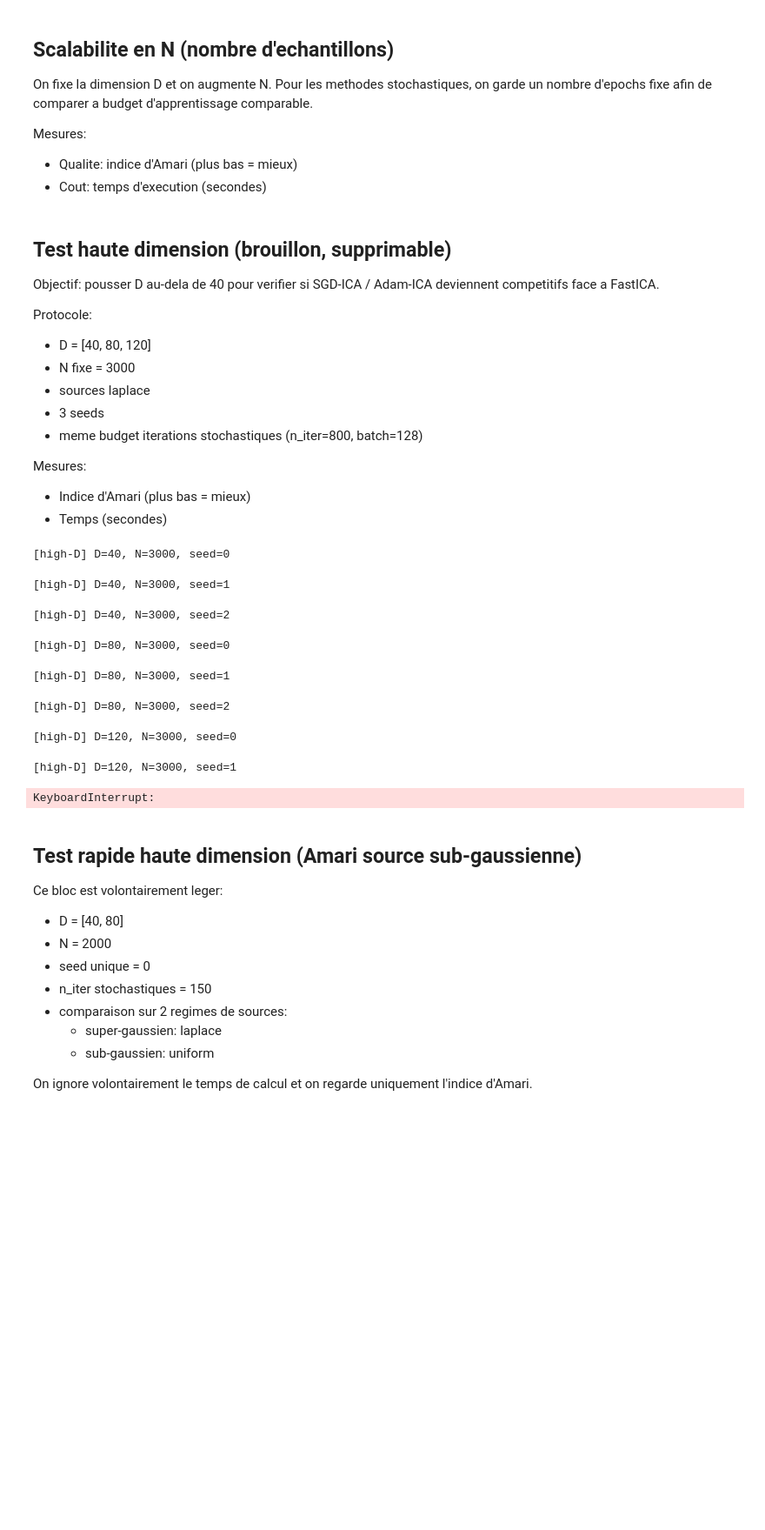
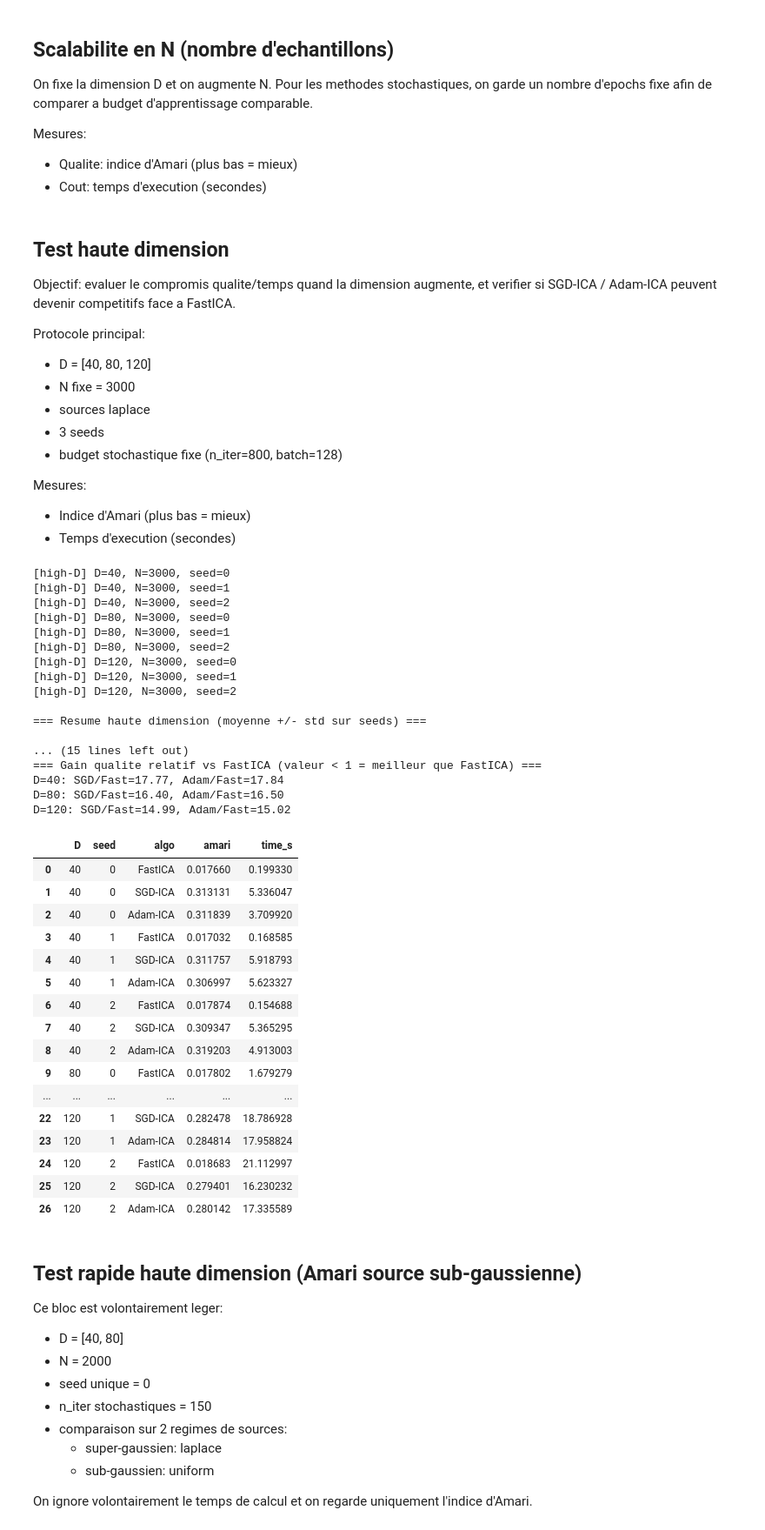
Before and after one commit to Abdoulaye-reader/ICA-Stochastic-Project, a Jupyter notebook: notebooks/brouillon.ipynb, the cells around one changed output. Shown at 87% size. Saved outputs shown, nothing was run; the diff lists cells and outputs as text; code cells hidden in the pictures; blank space fills up the shorter version.

```diff
--- a/notebooks/brouillon.ipynb
+++ b/notebooks/brouillon.ipynb
@@ -472,20 +475,20 @@ Mesures:
 - Qualite: indice d'Amari (plus bas = mieux)
 - Cout: temps d'execution (secondes)
 # %% [markdown]
-## Test haute dimension (brouillon, supprimable)
+## Test haute dimension
 
-Objectif: pousser D au-dela de 40 pour verifier si SGD-ICA / Adam-ICA deviennent competitifs face a FastICA.
+Objectif: evaluer le compromis qualite/temps quand la dimension augmente, et verifier si SGD-ICA / Adam-ICA peuvent devenir competitifs face a FastICA.
 
-Protocole:
+Protocole principal:
 - D = [40, 80, 120]
 - N fixe = 3000
 - sources laplace
 - 3 seeds
-- meme budget iterations stochastiques (n_iter=800, batch=128)
+- budget stochastique fixe (n_iter=800, batch=128)
 
 Mesures:
 - Indice d'Amari (plus bas = mieux)
-- Temps (secondes)
+- Temps d'execution (secondes)
 # %%
 import time
 import numpy as np
@@ -567,53 +570,81 @@ for D_cur in D_values_high:
         amari_adam = amari_index((W_adam_cur @ W_white_cur) @ A_cur)
 
         rows_high.append({
             'D': D_cur,
             'seed': sd,
             'algo': 'Adam-ICA',
             'amari': amari_adam,
             'time_s': t_adam,
         })
 
-
 df_high = pd.DataFrame(rows_high)
 summary_high = (
-    df_high.groupby(['D', 'algo'])[['amari', 'time_s']]
-    .agg(['mean', 'std'])
-    .reset_index()
+    df_high.groupby(['D', 'algo'], as_index=False)
+    .agg(
+        amari_mean=('amari', 'mean'),
+        amari_std=('amari', 'std'),
+        time_mean=('time_s', 'mean'),
+        time_std=('time_s', 'std'),
+    )
 )
 
 print('\n=== Resume haute dimension (moyenne +/- std sur seeds) ===')
 for D_cur in D_values_high:
     print(f"\nD = {D_cur}")
     sub = summary_high[summary_high['D'] == D_cur]
     for algo in ['FastICA', 'SGD-ICA', 'Adam-ICA']:
         row = sub[sub['algo'] == algo].iloc[0]
-        am_mean = row[('amari', 'mean')]
-        am_std = row[('amari', 'std')]
-        t_mean = row[('time_s', 'mean')]
-        t_std = row[('time_s', 'std')]
+        am_mean = row['amari_mean']
+        am_std = row['amari_std']
+        t_mean = row['time_mean']
+        t_std = row['time_std']
         print(f"  {algo:8s} | Amari={am_mean:.4f} +/- {am_std:.4f} | Time={t_mean:.3f}s +/- {t_std:.3f}s")
 
 # Registre simple pour verdict "en faveur stochastique" en qualite
-pivot_amari = summary_high.pivot(index='D', columns='algo', values=('amari', 'mean'))
+pivot_amari = summary_high.pivot(index='D', columns='algo', values='amari_mean')
 print('\n=== Gain qualite relatif vs FastICA (valeur < 1 = meilleur que FastICA) ===')
 for D_cur in D_values_high:
-    fast = pivot_amari.loc[D_cur, ('amari', 'mean')]['FastICA']
-    sgd = pivot_amari.loc[D_cur, ('amari', 'mean')]['SGD-ICA']
-    adam = pivot_amari.loc[D_cur, ('amari', 'mean')]['Adam-ICA']
+    fast = pivot_amari.loc[D_cur, 'FastICA']
+    sgd = pivot_amari.loc[D_cur, 'SGD-ICA']
+    adam = pivot_amari.loc[D_cur, 'Adam-ICA']
     print(f"D={D_cur}: SGD/Fast={sgd/fast:.2f}, Adam/Fast={adam/fast:.2f}")
 
 df_high
 # %% [output]
 [high-D] D=40, N=3000, seed=0
+[high-D] D=40, N=3000, seed=1
+[high-D] D=40, N=3000, seed=2
+[high-D] D=80, N=3000, seed=0
+[high-D] D=80, N=3000, seed=1
+[high-D] D=80, N=3000, seed=2
+[high-D] D=120, N=3000, seed=0
+[high-D] D=120, N=3000, seed=1
+[high-D] D=120, N=3000, seed=2
+
+=== Resume haute dimension (moyenne +/- std sur seeds) ===
+
+... (15 lines left out)
+=== Gain qualite relatif vs FastICA (valeur < 1 = meilleur que FastICA) ===
+D=40: SGD/Fast=17.77, Adam/Fast=17.84
+D=80: SGD/Fast=16.40, Adam/Fast=16.50
+D=120: SGD/Fast=14.99, Adam/Fast=15.02
-[high-D] D=40, N=3000, seed=1
-[high-D] D=40, N=3000, seed=2
-[high-D] D=80, N=3000, seed=0
-[high-D] D=80, N=3000, seed=1
-[high-D] D=80, N=3000, seed=2
-[high-D] D=120, N=3000, seed=0
-[high-D] D=120, N=3000, seed=1
-KeyboardInterrupt:
+|  | D | seed | algo | amari | time_s |
+| 0 | 40 | 0 | FastICA | 0.017660 | 0.199330 |
+| 1 | 40 | 0 | SGD-ICA | 0.313131 | 5.336047 |
+| 2 | 40 | 0 | Adam-ICA | 0.311839 | 3.709920 |
+| 3 | 40 | 1 | FastICA | 0.017032 | 0.168585 |
+| 4 | 40 | 1 | SGD-ICA | 0.311757 | 5.918793 |
+| 5 | 40 | 1 | Adam-ICA | 0.306997 | 5.623327 |
+| 6 | 40 | 2 | FastICA | 0.017874 | 0.154688 |
+| 7 | 40 | 2 | SGD-ICA | 0.309347 | 5.365295 |
+| 8 | 40 | 2 | Adam-ICA | 0.319203 | 4.913003 |
+| 9 | 80 | 0 | FastICA | 0.017802 | 1.679279 |
+| ... | ... | ... | ... | ... | ... |
+| 22 | 120 | 1 | SGD-ICA | 0.282478 | 18.786928 |
+| 23 | 120 | 1 | Adam-ICA | 0.284814 | 17.958824 |
+| 24 | 120 | 2 | FastICA | 0.018683 | 21.112997 |
+| 25 | 120 | 2 | SGD-ICA | 0.279401 | 16.230232 |
+| 26 | 120 | 2 | Adam-ICA | 0.280142 | 17.335589 |
 # %% [markdown]
 ## Test rapide haute dimension (Amari source sub-gaussienne)
 
```
Also changed, not shown: parts of 5 cells of this notebook, 7 other files.
